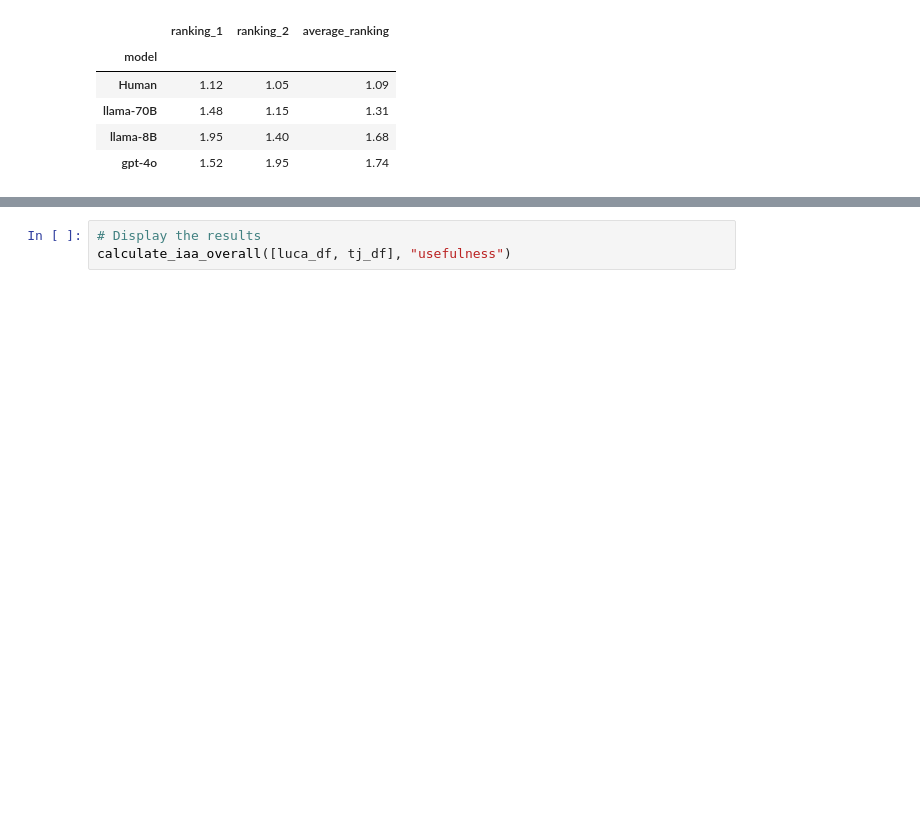
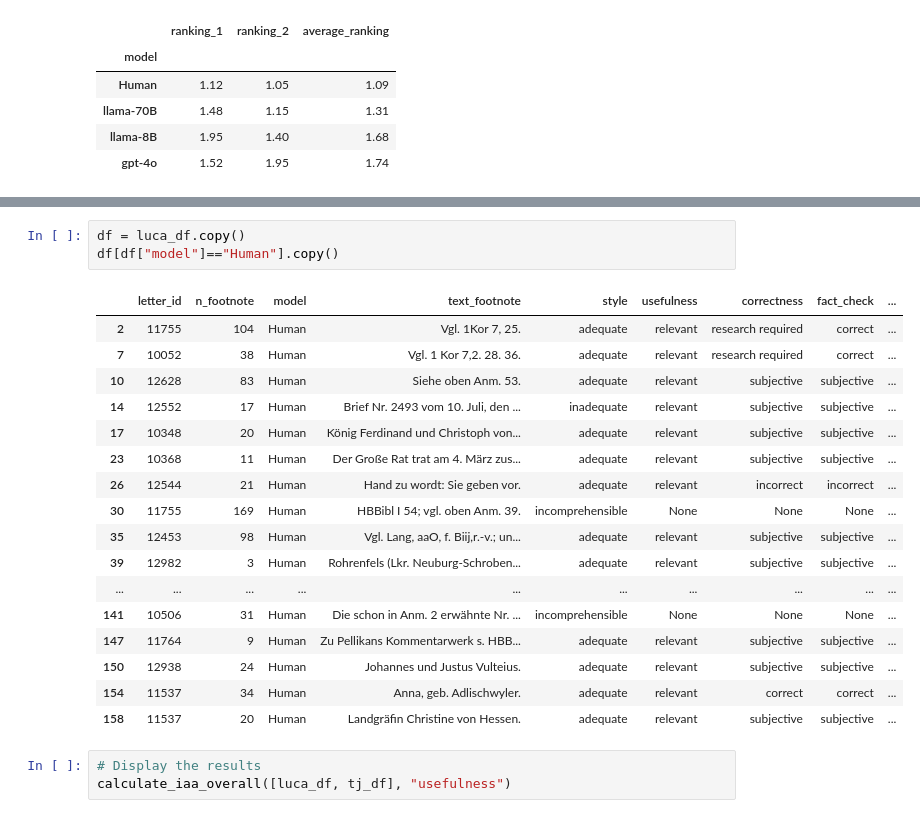
Before and after one commit to Boffl/BullingerDigitalLMFootnotes, a Jupyter notebook: evaluate/human_eval.ipynb, the cells around one changed output, grey strips where cells are left out. Cells and saved outputs as stored; diff of their text form; blank space fills up the shorter version.

```diff
--- a/evaluate/human_eval.ipynb
+++ b/evaluate/human_eval.ipynb
@@ -263,3 +321,24 @@ calculate_average_ranking([luca_df, tj_df], "style").groupby("model")[["ranking_
+# %%
+df = luca_df.copy()
+df[df["model"]=="Human"].copy()
+# %% [output]
+|  | letter_id | n_footnote | model | text_footnote | style | usefulness | correctness | fact_check | ... |
+| 2 | 11755 | 104 | Human | Vgl. 1Kor 7, 25. | adequate | relevant | research required | correct | ... |
+| 7 | 10052 | 38 | Human | Vgl. 1 Kor 7,2. 28. 36. | adequate | relevant | research required | correct | ... |
+| 10 | 12628 | 83 | Human | Siehe oben Anm. 53. | adequate | relevant | subjective | subjective | ... |
+| 14 | 12552 | 17 | Human | Brief Nr. 2493 vom 10. Juli, den ... | inadequate | relevant | subjective | subjective | ... |
+| 17 | 10348 | 20 | Human | König Ferdinand und Christoph von... | adequate | relevant | subjective | subjective | ... |
+| 23 | 10368 | 11 | Human | Der Große Rat trat am 4. März zus... | adequate | relevant | subjective | subjective | ... |
+| 26 | 12544 | 21 | Human | Hand zu wordt: Sie geben vor. | adequate | relevant | incorrect | incorrect | ... |
+| 30 | 11755 | 169 | Human | HBBibl I 54; vgl. oben Anm. 39. | incomprehensible | None | None | None | ... |
+| 35 | 12453 | 98 | Human | Vgl. Lang, aaO, f. Biij,r.-v.; un... | adequate | relevant | subjective | subjective | ... |
+| 39 | 12982 | 3 | Human | Rohrenfels (Lkr. Neuburg-Schroben... | adequate | relevant | subjective | subjective | ... |
+| ... | ... | ... | ... | ... | ... | ... | ... | ... | ... |
+| 141 | 10506 | 31 | Human | Die schon in Anm. 2 erwähnte Nr. ... | incomprehensible | None | None | None | ... |
+| 147 | 11764 | 9 | Human | Zu Pellikans Kommentarwerk s. HBB... | adequate | relevant | subjective | subjective | ... |
+| 150 | 12938 | 24 | Human | Johannes und Justus Vulteius. | adequate | relevant | subjective | subjective | ... |
+| 154 | 11537 | 34 | Human | Anna, geb. Adlischwyler. | adequate | relevant | correct | correct | ... |
+| 158 | 11537 | 20 | Human | Landgräfin Christine von Hessen. | adequate | relevant | subjective | subjective | ... |
 # %%
 # Display the results
 calculate_iaa_overall([luca_df, tj_df], "usefulness")
```
Also changed, not shown: parts of 11 cells of this notebook, 1 other file.
